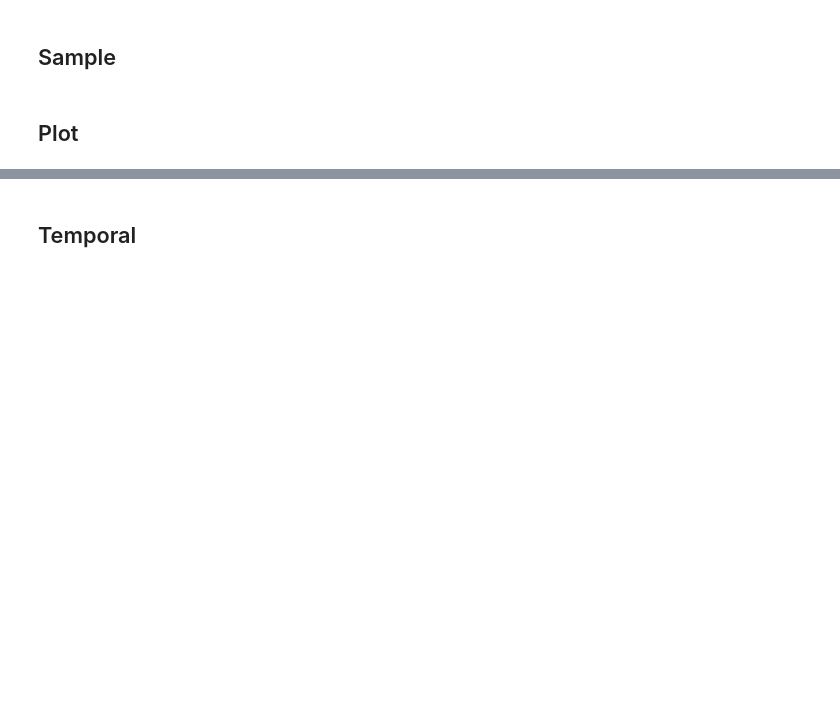
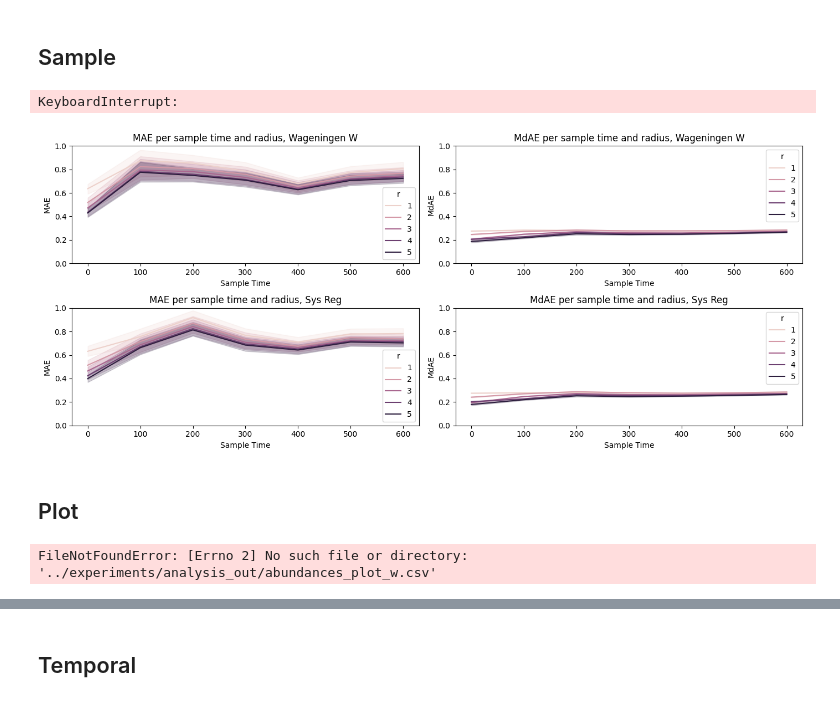
Before and after one commit to timovdk/BLOSSOM, a Jupyter notebook: figures/5-results_viz.ipynb, the cells around one changed output, grey strips where cells are left out. Saved outputs shown, nothing was run; the diff lists cells and outputs as text; code cells hidden in the pictures; blank space fills up the shorter version.

```diff
--- a/figures/5-results_viz.ipynb
+++ b/figures/5-results_viz.ipynb
@@ -17,7 +17,7 @@ df2['sampling_strat'] = 'reg'
 df_combined = pd.concat([df1, df2])
 
 # Set up the matplotlib figure with a 4x4 grid (2x2 plots: mae_w, mae_reg, mdae_w, mdae_reg)
-fig, axes = plt.subplots(2, 2, figsize=(14, 6))
+fig, axes = plt.subplots(2, 4, figsize=(14, 6))
 
 # Plot [mae, w]
 sns.violinplot(x='r', y='mae', hue='distribution', data=df_combined[df_combined['sampling_strat']=='w'], ax=axes[0, 0])
@@ -25,11 +25,22 @@ axes[0, 0].set_title('Effect of Radius on MAE, Wageningen W')
 axes[0, 0].set_xlabel('Radius')
 axes[0, 0].set_ylabel('MAE')
 
-# Plot [mae, reg]
-sns.violinplot(x='r', y='mae', hue='distribution', data=df_combined[df_combined['sampling_strat']=='reg'], ax=axes[0, 1])
-axes[0, 1].set_title('Effect of Radius on MAE, Systematic Regular')
+sns.lineplot(x='r', y='mae', hue='distribution', data=df_combined[df_combined['sampling_strat']=='w'], ax=axes[0, 1])
+axes[0, 1].set_title('Effect of Radius on MAE, Wageningen W')
 axes[0, 1].set_xlabel('Radius')
 axes[0, 1].set_ylabel('MAE')
+
+
+# Plot [mae, reg]
+sns.violinplot(x='r', y='mae', hue='distribution', data=df_combined[df_combined['sampling_strat']=='reg'], ax=axes[0, 2])
+axes[0, 2].set_title('Effect of Radius on MAE, Systematic Regular')
+axes[0, 2].set_xlabel('Radius')
+axes[0, 2].set_ylabel('MAE')
+
+sns.lineplot(x='r', y='mae', hue='distribution', data=df_combined[df_combined['sampling_strat']=='reg'], ax=axes[0, 3])
+axes[0, 3].set_title('Effect of Radius on MAE, Systematic Regular')
+axes[0, 3].set_xlabel('Radius')
+axes[0, 3].set_ylabel('MAE')
 
 # Plot [mdae, w]
 sns.violinplot(x='r', y='mdae', hue='distribution', data=df_combined[df_combined['sampling_strat']=='w'], ax=axes[1, 0])
@@ -47,10 +58,12 @@ axes[1, 1].set_ylabel('MdAE')
 plt.tight_layout()
 plt.savefig("5-abundances_sample.pdf", format="pdf", bbox_inches="tight")
 plt.show()
+# %% [output]
+KeyboardInterrupt:
 # %%
-df1 = pd.read_csv('./abundances_sample_w.csv')
+df1 = pd.read_csv('../experiments/analysis_out/abundances_sample_w.csv')
 df1['sampling_strat'] = 'w'
-df2 = pd.read_csv('./abundances_sample_reg.csv')
+df2 = pd.read_csv('../experiments/analysis_out/abundances_sample_reg.csv')
 df2['sampling_strat'] = 'reg'
 # Combine df1 and df2 into a single DataFrame
 df_combined = pd.concat([df1, df2])
@@ -64,40 +77,42 @@ axes[0, 0].set_title('MAE per sample time and radius, Wageningen W')
 axes[0, 0].set_xlabel('Sample Time')
 axes[0, 0].set_ylabel('MAE')
 axes[0, 0].set_ybound(0, 1)
 
 ## Plot [mae, reg]
 sns.lineplot(x='sample_time', y='mdae', hue='r', data=df_combined[df_combined['sampling_strat']=='w'], ax=axes[0, 1])
 axes[0, 1].set_title('MdAE per sample time and radius, Wageningen W')
 axes[0, 1].set_xlabel('Sample Time')
 axes[0, 1].set_ylabel('MdAE')
 axes[0, 1].set_ybound(0, 1)
 #
 ## Plot [mdae, w]
 sns.lineplot(x='sample_time', y='mae', hue='r', data=df_combined[df_combined['sampling_strat']=='reg'], ax=axes[1, 0])
 axes[1, 0].set_title('MAE per sample time and radius, Sys Reg')
 axes[1, 0].set_xlabel('Sample Time')
 axes[1, 0].set_ylabel('MAE')
 axes[1, 0].set_ybound(0, 1)
 #
 ## Plot [mae, reg]
 sns.lineplot(x='sample_time', y='mdae', hue='r', data=df_combined[df_combined['sampling_strat']=='reg'], ax=axes[1, 1])
 axes[1, 1].set_title('MdAE per sample time and radius, Sys Reg')
 axes[1, 1].set_xlabel('Sample Time')
 axes[1, 1].set_ylabel('MdAE')
 axes[1, 1].set_ybound(0, 1)
 
 # Adjust layout to make sure plots are neatly arranged
 plt.tight_layout()
 #plt.suptitle('Abundance No Pooling', y=1.05)
 plt.savefig("5-abundances_st_sample.pdf", format="pdf", bbox_inches="tight")
 plt.show()
+# %% [output]
+[figure, added]
 # %% [markdown]
 ## Plot
 # %%
-df1 = pd.read_csv('../experiments/B_analysis_out/abundances_plot_w.csv')
+df1 = pd.read_csv('../experiments/analysis_out/abundances_plot_w.csv')
 df1['distribution'] = pd.Series('clustered', index=df1.index).mask(df1['filename'].str.contains('random'), 'random')
 df1['sampling_strat'] = 'w'
-df2 = pd.read_csv('../experiments/B_analysis_out/abundances_plot_reg.csv')
+df2 = pd.read_csv('../experiments/analysis_out/abundances_plot_reg.csv')
 df2['distribution'] = pd.Series('clustered', index=df2.index).mask(df2['filename'].str.contains('random'), 'random')
 df2['sampling_strat'] = 'reg'
 # Combine df1 and df2 into a single DataFrame
@@ -134,4 +149,6 @@ axes[1, 1].set_ylabel('MdAE')
 plt.tight_layout()
 plt.savefig("5-abundances_plot.pdf", format="pdf", bbox_inches="tight")
 plt.show()
+# %% [output]
+FileNotFoundError: [Errno 2] No such file or directory: '../experiments/analysis_out/abundances_plot_w.csv'
 # %%
```
Also changed, not shown: parts of 15 cells of this notebook, 47 other files.
